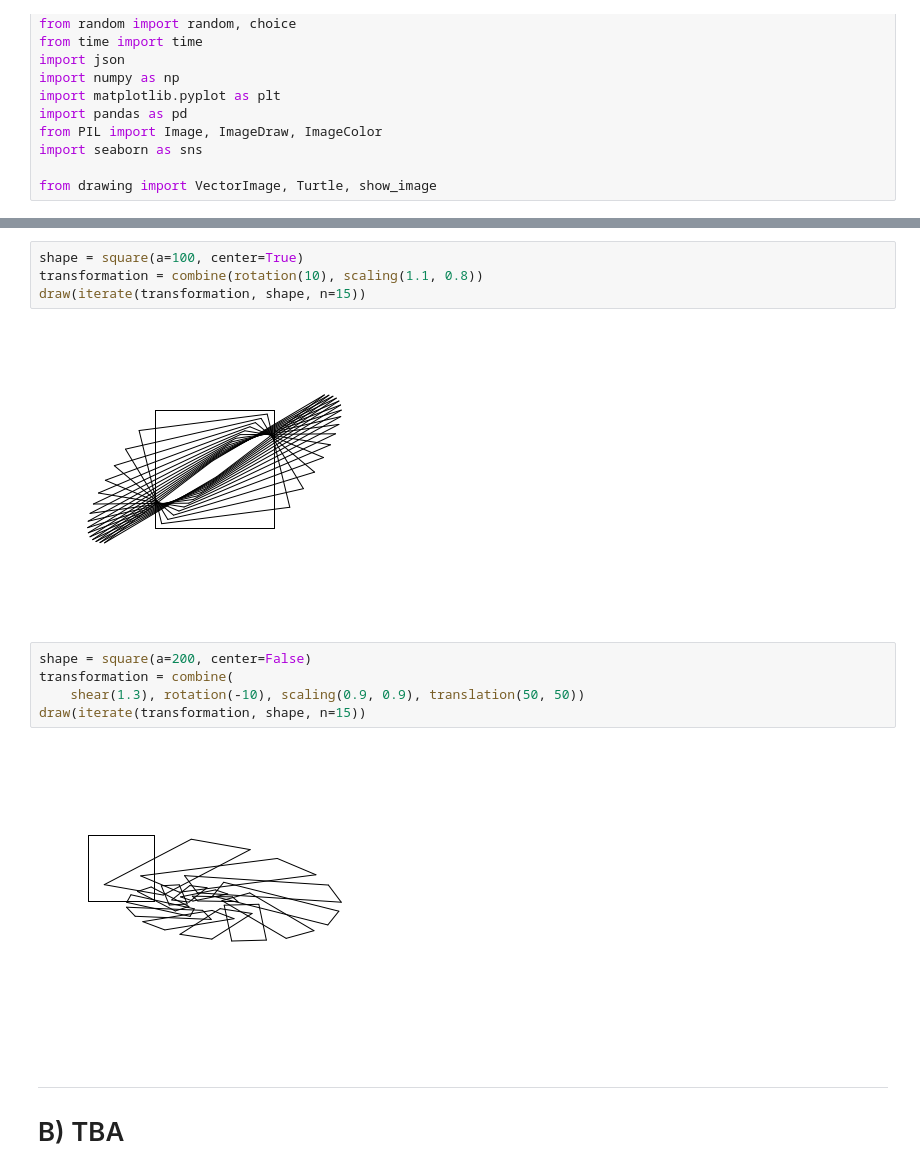
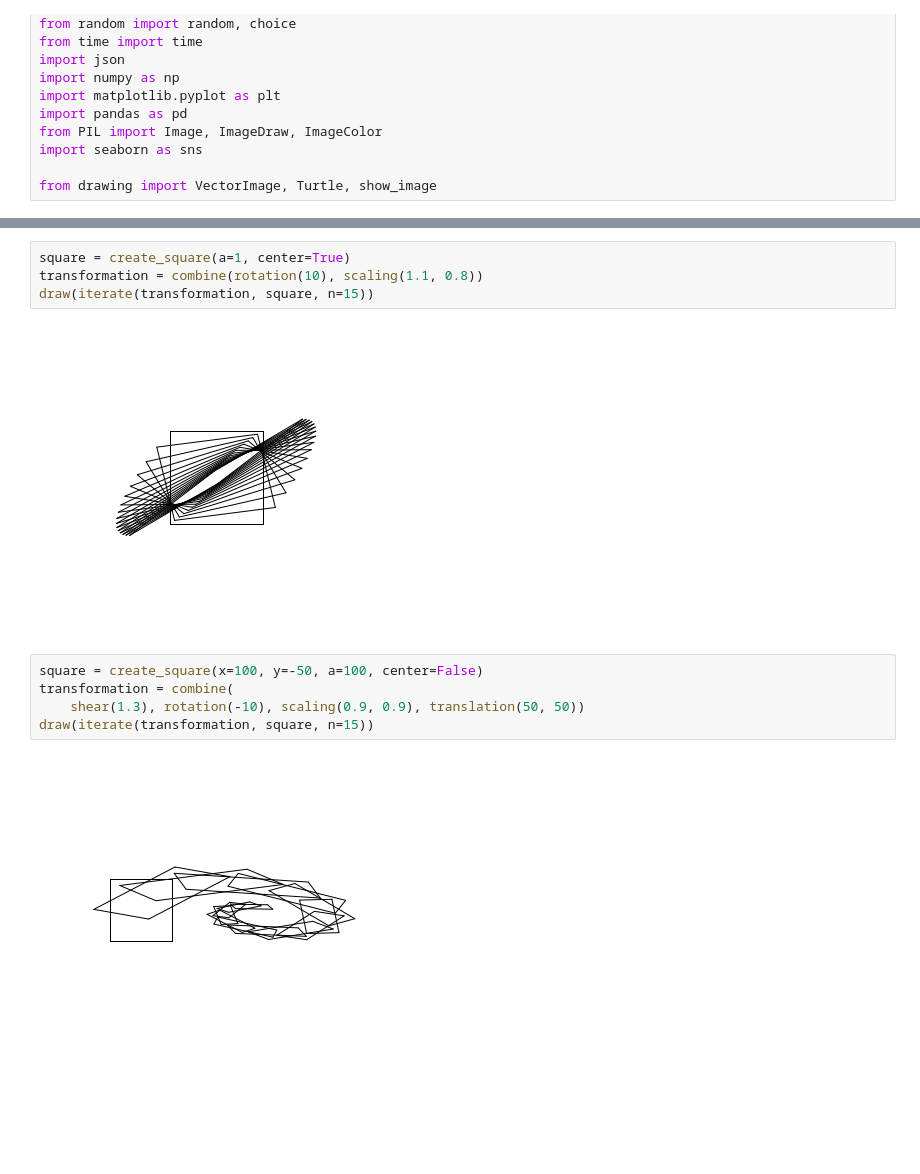
Before and after one commit to effa/iv122, a Jupyter notebook: 08-linear-transformations.ipynb, the cells around one changed output, grey strips where cells are left out. Cells and saved outputs as stored; diff of their text form; blank space fills up the shorter version.

```diff
--- a/08-linear-transformations.ipynb
+++ b/08-linear-transformations.ipynb
@@ -90,17 +108,13 @@ draw(iterate(m, shape, n=10))
 # %%
-shape = square(a=100, center=True)
+square = create_square(a=1, center=True)
 transformation = combine(rotation(10), scaling(1.1, 0.8))
-draw(iterate(transformation, shape, n=15))
+draw(iterate(transformation, square, n=15))
 # %% [output]
-[figure, old version]
+[figure, new version]
 # %%
-shape = square(a=200, center=False)
+square = create_square(x=100, y=-50, a=100, center=False)
 transformation = combine(
     shear(1.3), rotation(-10), scaling(0.9, 0.9), translation(50, 50))
-draw(iterate(transformation, shape, n=15))
+draw(iterate(transformation, square, n=15))
 # %% [output]
-[figure, old version]
+[figure, new version]
-# %% [markdown]
------
-
-# B) TBA
```
Also changed, not shown: parts of 16 cells of this notebook.
